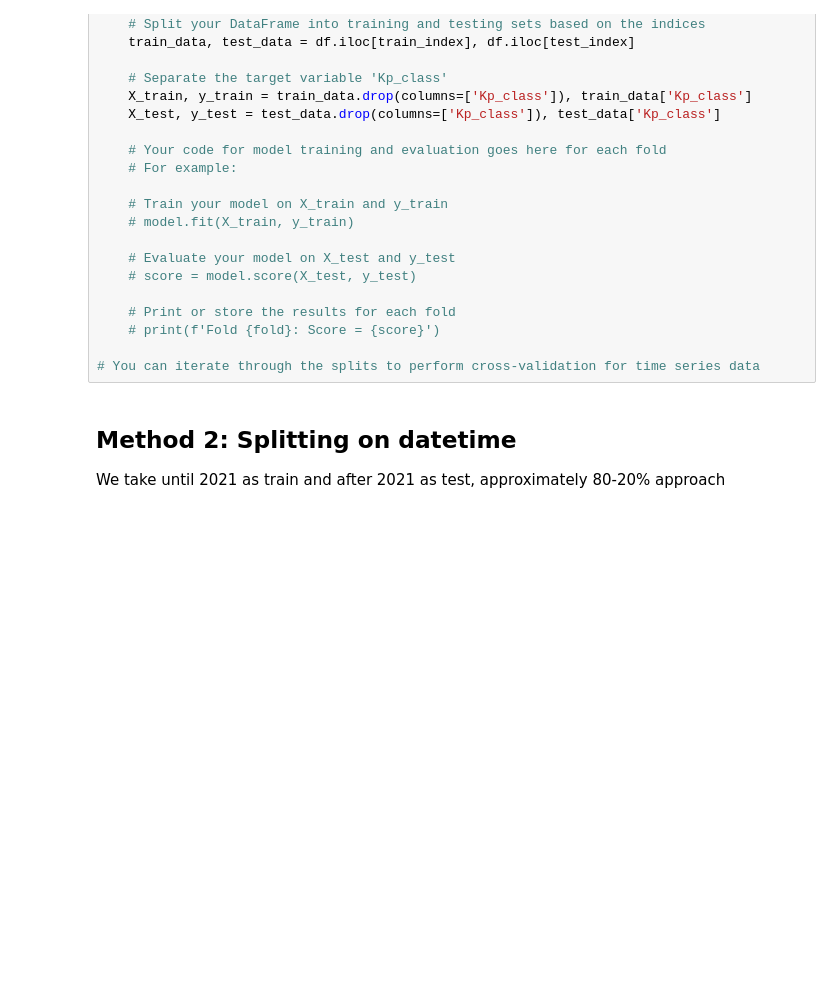
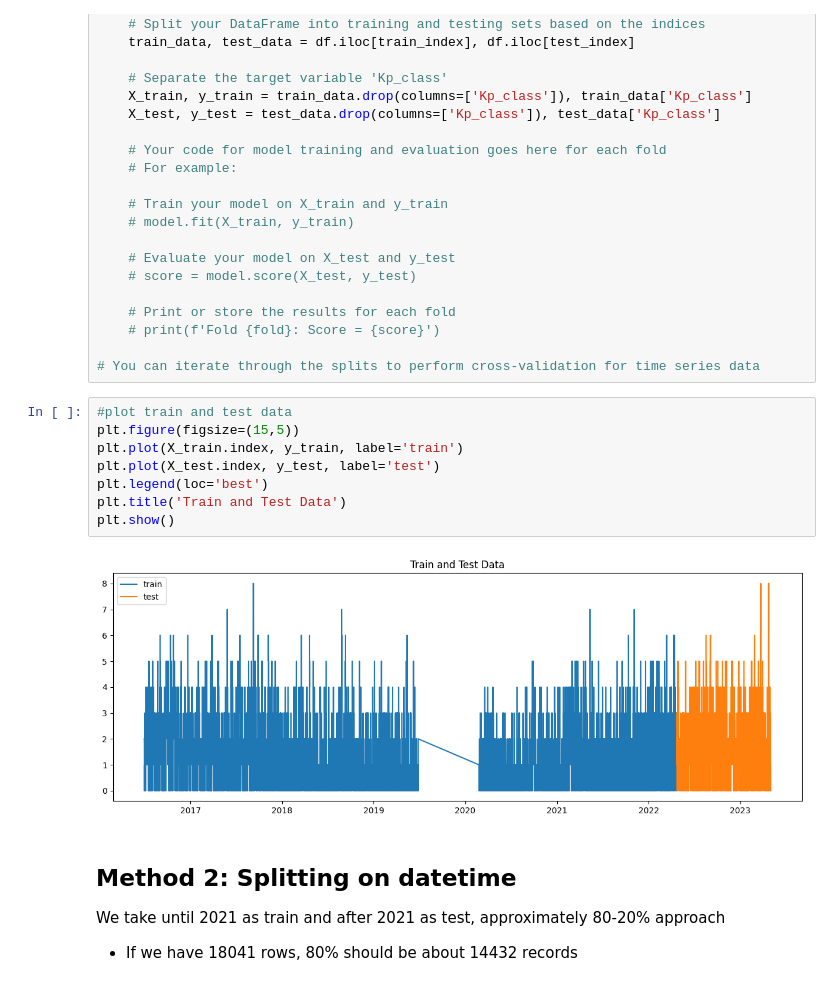
Before and after one commit to fonsofhervella/spaceapps_datathon, a Jupyter notebook: lstm_dscover.ipynb, the cells around one changed output. Cells and saved outputs as stored; diff of their text form; blank space fills up the shorter version.

```diff
--- a/lstm_dscover.ipynb
+++ b/lstm_dscover.ipynb
@@ -117,8 +117,20 @@ for train_index, test_index in tscv.split(df):
     # print(f'Fold {fold}: Score = {score}')
 
 # You can iterate through the splits to perform cross-validation for time series data
+# %%
+#plot train and test data
+plt.figure(figsize=(15,5))
+plt.plot(X_train.index, y_train, label='train')
+plt.plot(X_test.index, y_test, label='test')
+plt.legend(loc='best')
+plt.title('Train and Test Data')
+plt.show()
+# %% [output]
+[figure, added]
 # %% [markdown]
 ## Method 2: Splitting on datetime
 
 We take until 2021 as train and after 2021 as test, approximately 80-20% approach
+
+- If we have 18041 rows, 80% should be about 14432 records
 # %%
```
Also changed, not shown: parts of 3 cells of this notebook.
